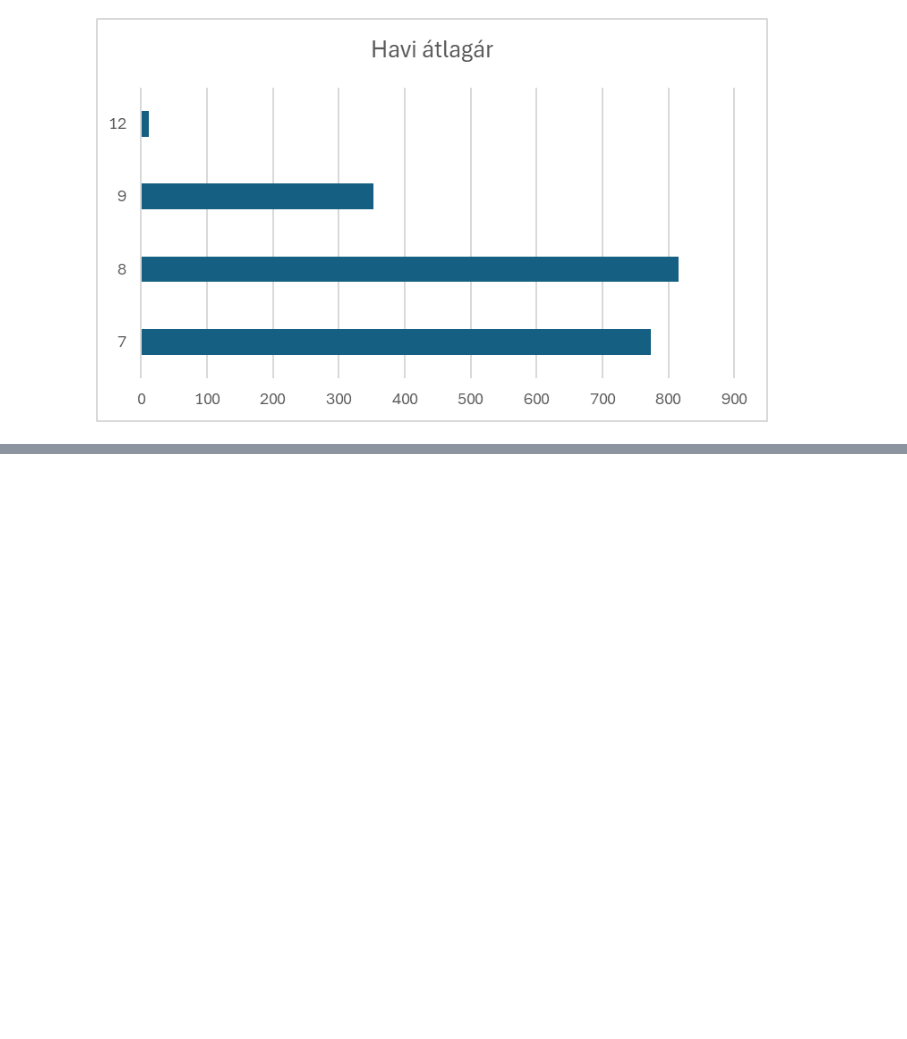
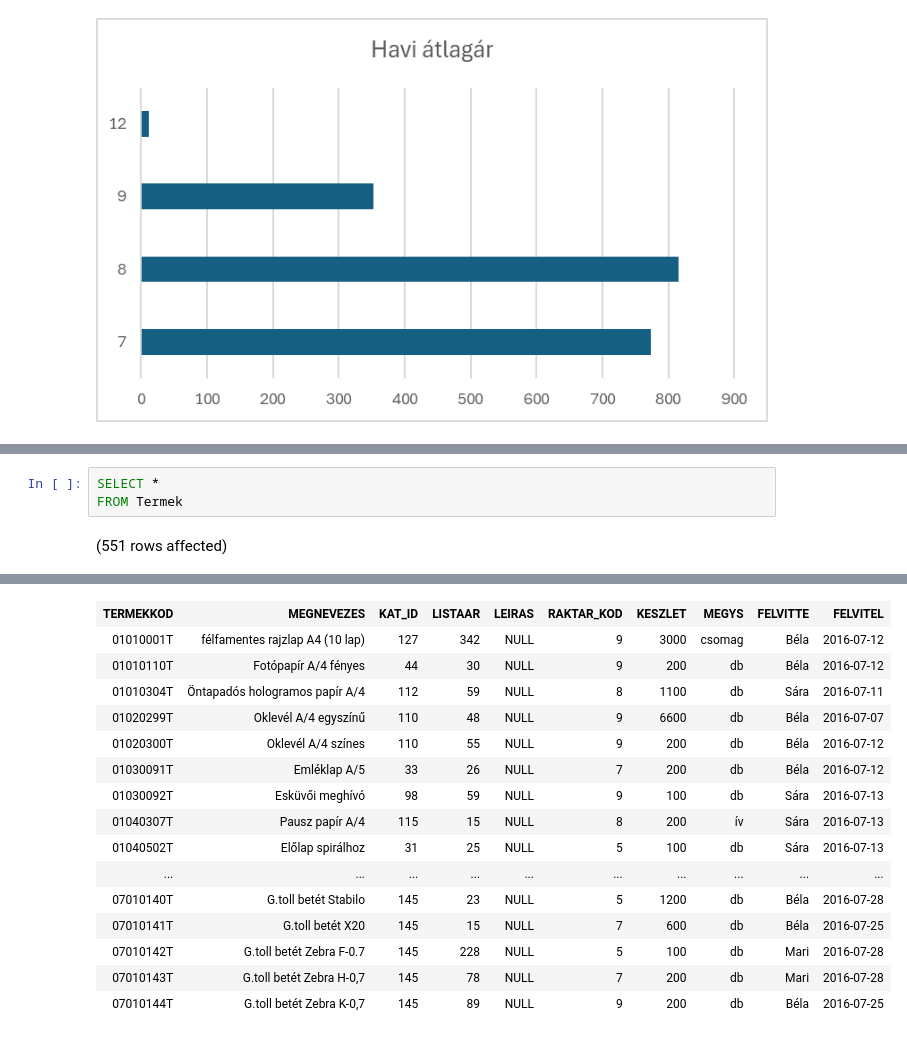
Before and after one commit to majavalami/AdatbG01, a Jupyter notebook: Adatportfóliózás.ipynb, the cells around one changed output, grey strips where cells are left out. Saved outputs shown, nothing was run; the diff lists cells and outputs as text; blank space fills up the shorter version.

```diff
--- a/Adatportfóliózás.ipynb
+++ b/Adatportfóliózás.ipynb
@@ -88,0 +173,5 @@ Total execution time: 00:00:00.038
+# %%
+SELECT *
+FROM Termek
+# %% [output]
+(551 rows affected)
@@ -88,0 +179,16 @@ Total execution time: 00:00:00.038
+| TERMEKKOD | MEGNEVEZES | KAT_ID | LISTAAR | LEIRAS | RAKTAR_KOD | KESZLET | MEGYS | FELVITTE | FELVITEL |
+| 01010001T | félfamentes rajzlap A4 (10 lap) | 127 | 342 | NULL | 9 | 3000 | csomag | Béla | 2016-07-12 |
+| 01010110T | Fotópapír A/4 fényes | 44 | 30 | NULL | 9 | 200 | db | Béla | 2016-07-12 |
+| 01010304T | Öntapadós hologramos papír A/4 | 112 | 59 | NULL | 8 | 1100 | db | Sára | 2016-07-11 |
+| 01020299T | Oklevél A/4 egyszínű | 110 | 48 | NULL | 9 | 6600 | db | Béla | 2016-07-07 |
+| 01020300T | Oklevél A/4 színes | 110 | 55 | NULL | 9 | 200 | db | Béla | 2016-07-12 |
+| 01030091T | Emléklap A/5 | 33 | 26 | NULL | 7 | 200 | db | Béla | 2016-07-12 |
+| 01030092T | Esküvői meghívó | 98 | 59 | NULL | 9 | 100 | db | Sára | 2016-07-13 |
+| 01040307T | Pausz papír A/4 | 115 | 15 | NULL | 8 | 200 | ív | Sára | 2016-07-13 |
+| 01040502T | Előlap spirálhoz | 31 | 25 | NULL | 5 | 100 | db | Sára | 2016-07-13 |
+| ... | ... | ... | ... | ... | ... | ... | ... | ... | ... |
+| 07010140T | G.toll betét Stabilo | 145 | 23 | NULL | 5 | 1200 | db | Béla | 2016-07-28 |
+| 07010141T | G.toll betét X20 | 145 | 15 | NULL | 7 | 600 | db | Béla | 2016-07-25 |
+| 07010142T | G.toll betét Zebra F-0.7 | 145 | 228 | NULL | 5 | 100 | db | Mari | 2016-07-28 |
+| 07010143T | G.toll betét Zebra H-0,7 | 145 | 78 | NULL | 7 | 200 | db | Mari | 2016-07-28 |
+| 07010144T | G.toll betét Zebra K-0,7 | 145 | 89 | NULL | 9 | 200 | db | Béla | 2016-07-25 |
```
Also changed, not shown: parts of 19 cells of this notebook.
